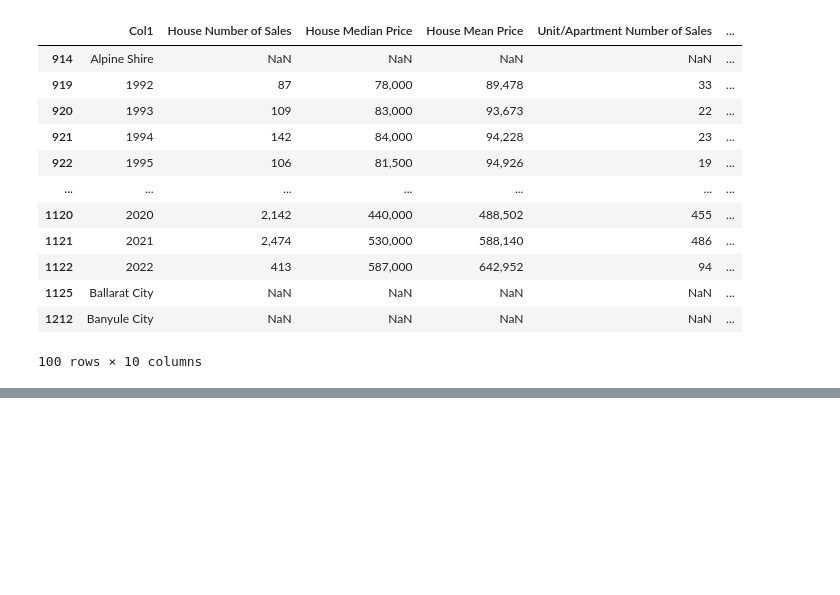
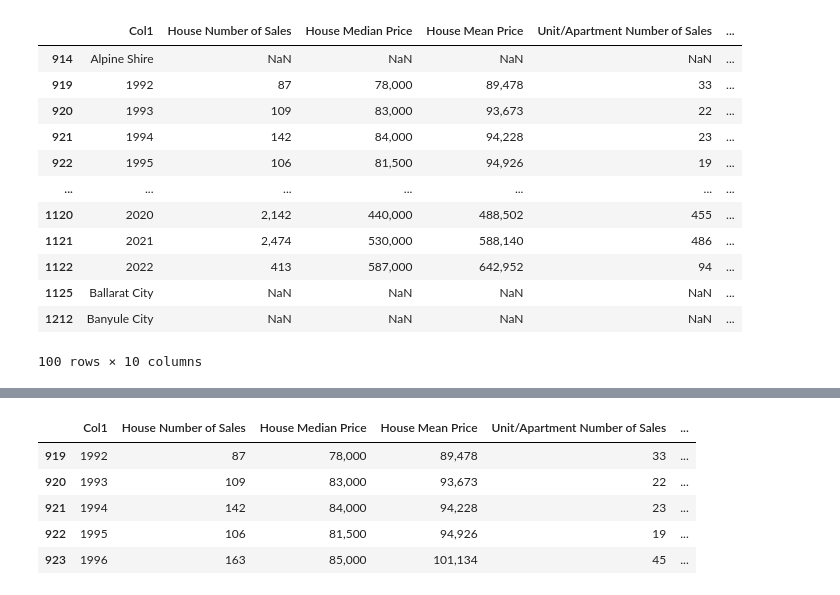
Before and after one commit to Abhidnya05/Project1Group1, a Jupyter notebook: Cleaning_house_data_csv.ipynb, the cells around one changed output, grey strips where cells are left out. Cells and saved outputs as stored; diff of their text form; code cells hidden in the pictures; blank space fills up the shorter version.

```diff
--- a/Cleaning house data csv.ipynb
+++ b/Cleaning_house_data_csv.ipynb
@@ -200,0 +215,11 @@ filtered_house_df
+# %%
+# Based on the csv file made in previus part, there are NaN in filtered_house_df that we want to remove them.
+filtered_house_df.dropna(how='any', inplace=True)
+filtered_house_df.head(5)
+# %% [output]
+|  | Col1 | House Number of Sales | House Median Price | House Mean Price | Unit/Apartment Number of Sales | ... |
+| 919 | 1992 | 87 | 78,000 | 89,478 | 33 | ... |
+| 920 | 1993 | 109 | 83,000 | 93,673 | 22 | ... |
+| 921 | 1994 | 142 | 84,000 | 94,228 | 23 | ... |
+| 922 | 1995 | 106 | 81,500 | 94,926 | 19 | ... |
+| 923 | 1996 | 163 | 85,000 | 101,134 | 45 | ... |
```
Also changed, not shown: parts of 9 cells of this notebook, 1 other file.
